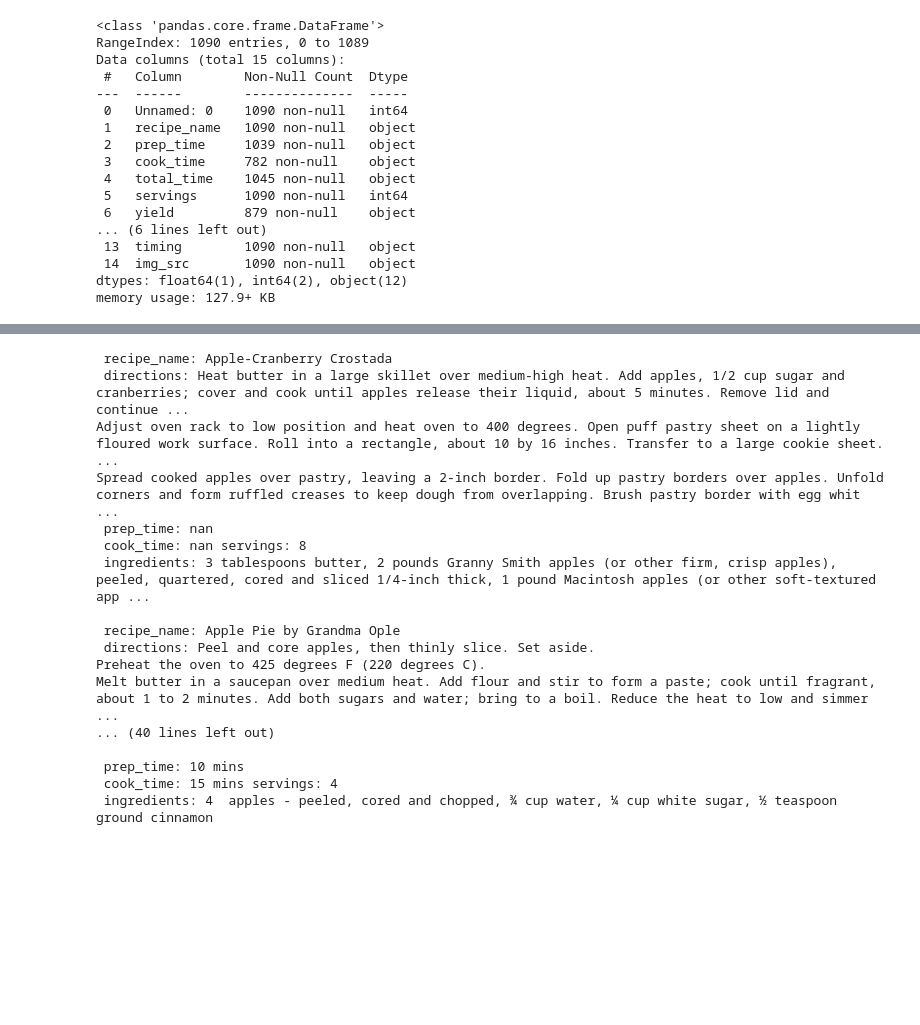
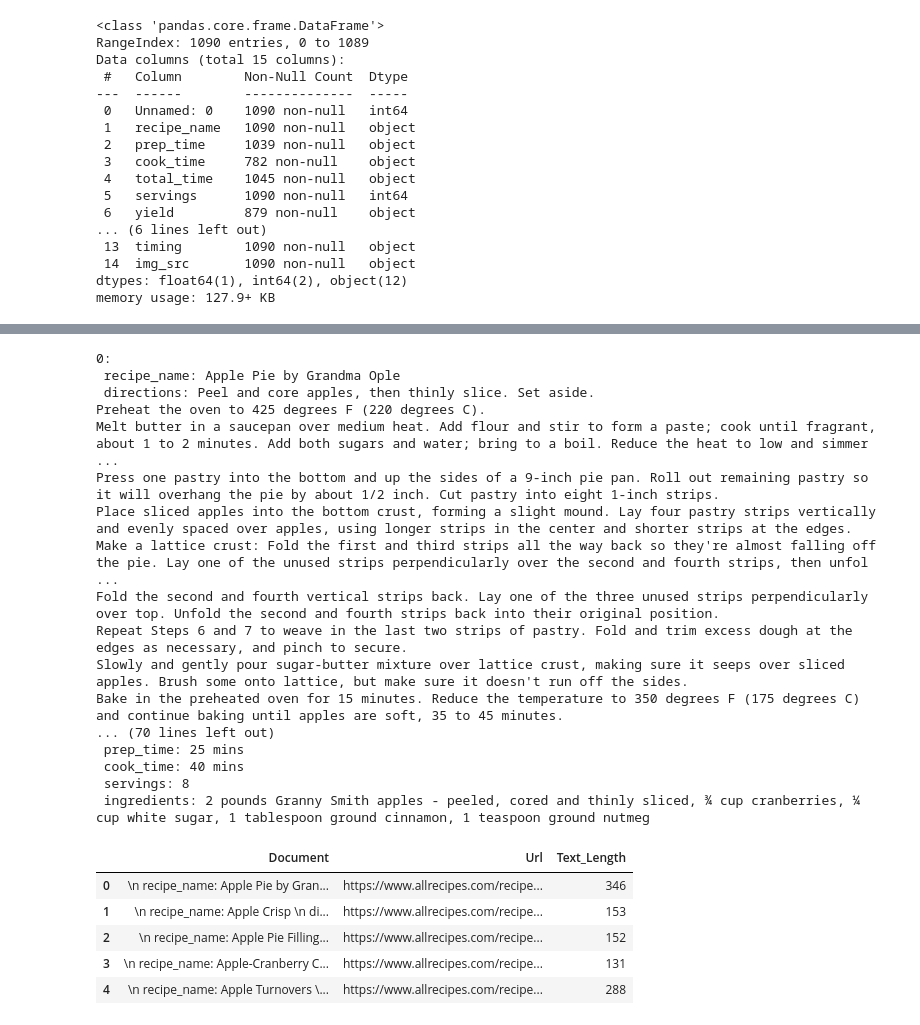
Before and after one commit to cuonghv0298/Recipe_Assistance, a Jupyter notebook: pre-processing.ipynb, the cells around one changed output, grey strips where cells are left out. Cells and saved outputs as stored; diff of their text form; code cells hidden in the pictures; blank space fills up the shorter version.

```diff
--- a/pre-processing.ipynb
+++ b/pre-processing.ipynb
@@ -24,8 +38,8 @@ This dataset from Kaggle: [Recipes Dataset](https://www.kaggle.com/datasets/thed
 # Data Processing
 # %%
 path = "/home/kdts34/LLM/cuonghv/Recipe_Assistance/data/recipes.csv"
-data = pd.read_csv(path)
-data.head()
+df = pd.read_csv(path)
+df.head()
 # %% [output]
 |  | Unnamed: 0 | recipe_name | prep_time | cook_time | total_time | servings | yield | ingredients | directions | ... |
 | 0 | 0 | Apple-Cranberry Crostada | NaN | NaN | NaN | 8 | 6 to 8 - servings | 3 tablespoons butter, 2 pounds Gr... | Heat butter in a large skillet ov... | ... |
@@ -56,27 +103,48 @@ memory usage: 127.9+ KB
 # %%
-# Create process data
-process_data = pd.DataFrame([])
+# Testing function creating the processed data
 for i, row in data.iterrows():
-    recipe_info = f"\n recipe_name: {row['recipe_name']} \n directions: {row['directions']} \n prep_time: {row['prep_time']} \n cook_time: {row['cook_time']} servings: {row['servings']} \n ingredients: {row['ingredients']}"
-    process_data['Document']
-    # print(recipe_info)
-    # if i ==2:
-    #     break
+    context_columns = ['recipe_name', 'directions', 'prep_time', 'cook_time', 'servings', 'ingredients']
+    # recipe_info = f"\n recipe_name: {row['recipe_name']} \n directions: {row['directions']} \n prep_time: {row['prep_time']} \n cook_time: {row['cook_time']} servings: {row['servings']} \n ingredients: {row['ingredients']}"
+    context = [f'\n {column}: {row[column]}' for column in context_columns]
+    recipe_info = " ".join(context)
+    print(f'{i}: {recipe_info}')
+    if i == 3:
+        break
 # %% [output]
- recipe_name: Apple-Cranberry Crostada
- directions: Heat butter in a large skillet over medium-high heat. Add apples, 1/2 cup sugar and cranberries; cover and cook until apples release their liquid, about 5 minutes. Remove lid and continue ...
-Adjust oven rack to low position and heat oven to 400 degrees. Open puff pastry sheet on a lightly floured work surface. Roll into a rectangle, about 10 by 16 inches. Transfer to a large cookie sheet. ...
-Spread cooked apples over pastry, leaving a 2-inch border. Fold up pastry borders over apples. Unfold corners and form ruffled creases to keep dough from overlapping. Brush pastry border with egg whit ...
- prep_time: nan
- cook_time: nan servings: 8
- ingredients: 3 tablespoons butter, 2 pounds Granny Smith apples (or other firm, crisp apples), peeled, quartered, cored and sliced 1/4-inch thick, 1 pound Macintosh apples (or other soft-textured app ...
-
+0:
  recipe_name: Apple Pie by Grandma Ople
  directions: Peel and core apples, then thinly slice. Set aside.
 Preheat the oven to 425 degrees F (220 degrees C).
 Melt butter in a saucepan over medium heat. Add flour and stir to form a paste; cook until fragrant, about 1 to 2 minutes. Add both sugars and water; bring to a boil. Reduce the heat to low and simmer ...
-... (40 lines left out)
-
- prep_time: 10 mins
- cook_time: 15 mins servings: 4
- ingredients: 4  apples - peeled, cored and chopped, ¾ cup water, ¼ cup white sugar, ½ teaspoon ground cinnamon
+Press one pastry into the bottom and up the sides of a 9-inch pie pan. Roll out remaining pastry so it will overhang the pie by about 1/2 inch. Cut pastry into eight 1-inch strips.
+Place sliced apples into the bottom crust, forming a slight mound. Lay four pastry strips vertically and evenly spaced over apples, using longer strips in the center and shorter strips at the edges.
+Make a lattice crust: Fold the first and third strips all the way back so they're almost falling off the pie. Lay one of the unused strips perpendicularly over the second and fourth strips, then unfol ...
+Fold the second and fourth vertical strips back. Lay one of the three unused strips perpendicularly over top. Unfold the second and fourth strips back into their original position.
+Repeat Steps 6 and 7 to weave in the last two strips of pastry. Fold and trim excess dough at the edges as necessary, and pinch to secure.
+Slowly and gently pour sugar-butter mixture over lattice crust, making sure it seeps over sliced apples. Brush some onto lattice, but make sure it doesn't run off the sides.
+Bake in the preheated oven for 15 minutes. Reduce the temperature to 350 degrees F (175 degrees C) and continue baking until apples are soft, 35 to 45 minutes.
+... (70 lines left out)
+ prep_time: 25 mins
+ cook_time: 40 mins
+ servings: 8
+ ingredients: 2 pounds Granny Smith apples - peeled, cored and thinly sliced, ¾ cup cranberries, ¼ cup white sugar, 1 tablespoon ground cinnamon, 1 teaspoon ground nutmeg
+# %%
+# Creating processed data
+processed_data = pd.DataFrame([])
+documents = []
+for i, row in data.iterrows():
+    context_columns = ['recipe_name', 'directions', 'prep_time', 'cook_time', 'servings', 'ingredients']
+    context = [f'\n {column}: {row[column]}' for column in context_columns]
+    recipe_info = " ".join(context)
+    documents.append(recipe_info)
+processed_data['Document'] = documents
+processed_data['Url'] = data['url']
+processed_data['Text_Length'] = processed_data['Document'].apply(lambda x: len(x.split(' ')))
+processed_data.head()
+# %% [output]
+|  | Document | Url | Text_Length |
+| 0 | \n recipe_name: Apple Pie by Gran... | https://www.allrecipes.com/recipe... | 346 |
+| 1 | \n recipe_name: Apple Crisp \n di... | https://www.allrecipes.com/recipe... | 153 |
+| 2 | \n recipe_name: Apple Pie Filling... | https://www.allrecipes.com/recipe... | 152 |
+| 3 | \n recipe_name: Apple-Cranberry C... | https://www.allrecipes.com/recipe... | 131 |
+| 4 | \n recipe_name: Apple Turnovers \... | https://www.allrecipes.com/recipe... | 288 |
```
Also changed, not shown: parts of 16 cells of this notebook, 10 other files.
